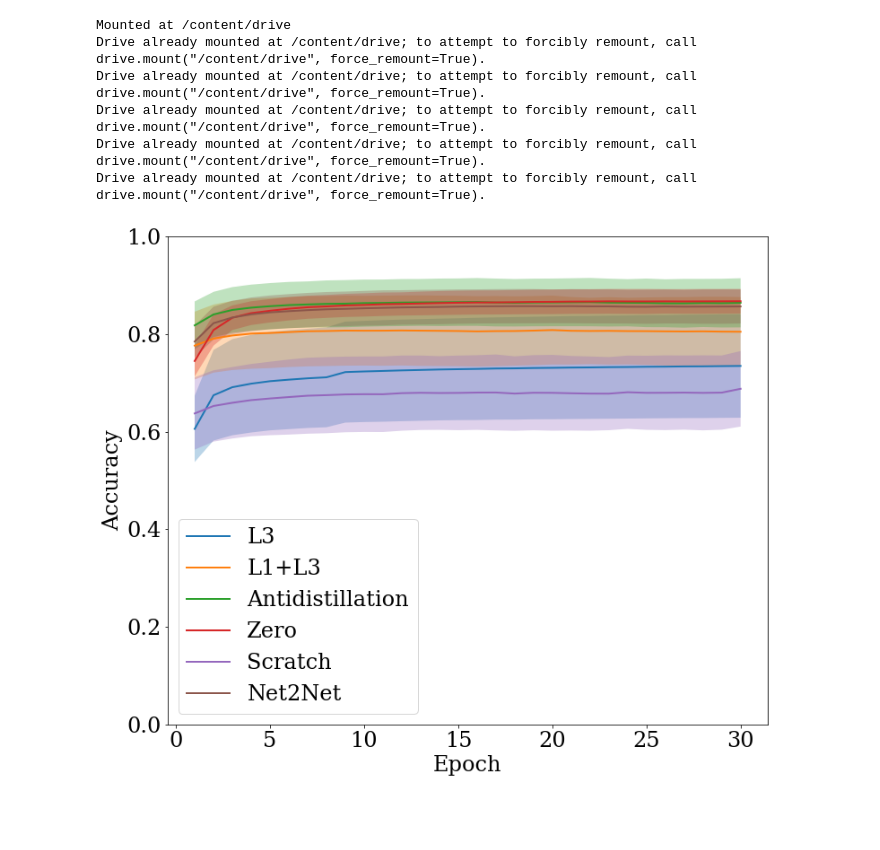
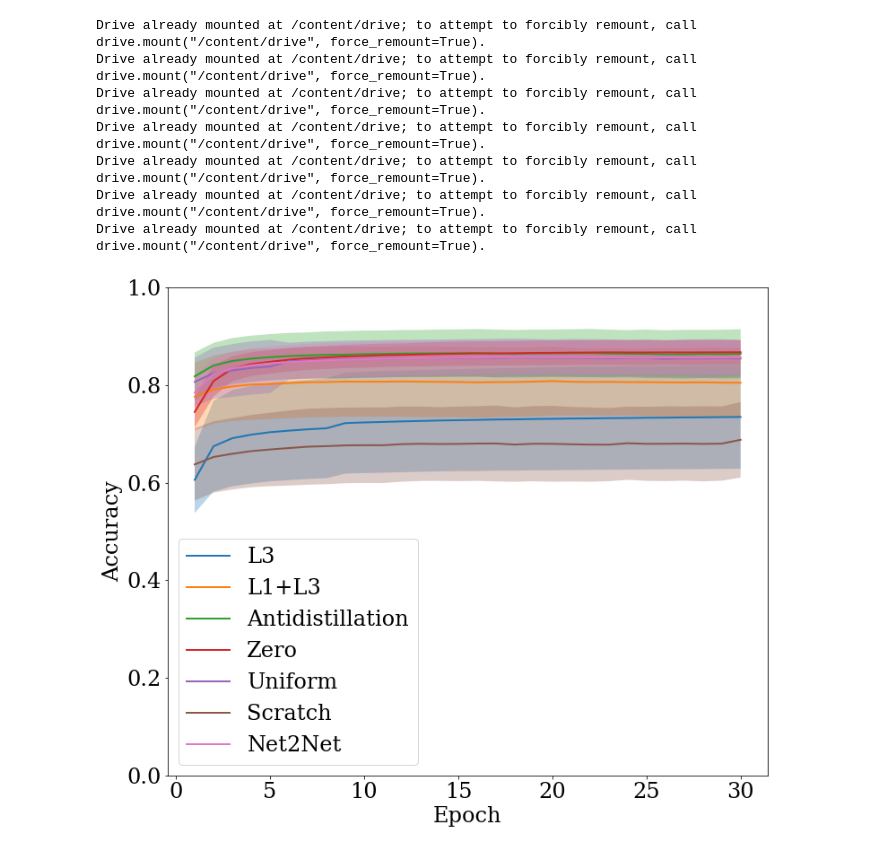
Before and after one commit to intsystems/2022-Project-97, a Jupyter notebook: src/fminst/plot_plots.ipynb, the cells around one changed output. Saved outputs shown, nothing was run; the diff lists cells and outputs as text; code cells hidden in the pictures; blank space fills up the shorter version.

Commit message:
update uniform and plots

```diff
--- a/src/fminst/plot_plots.ipynb
+++ b/src/fminst/plot_plots.ipynb
@@ -27,6 +26,7 @@ Using cpu device
 
 with open(pipeline.get_path()+'/history_noise.json') as inp:
     history_noise = json.load(inp)
+
 
 with open(pipeline.get_path()+'/history_antidistil.json') as inp:
     history_antidistil = json.load(inp)
@@ -39,28 +39,32 @@ with open(pipeline.get_path()+'/history_l1_l3.json') as inp:
 with open(pipeline.get_path()+'/history_5_zero.json') as inp:
     history_5_zero = json.loads(inp.read())
 
+with open(pipeline.get_path()+'/history_5_uni.json') as inp:
+    history_5_uni = json.loads(inp.read())
+
 with open(pipeline.get_path()+'/history_5_scratch.json') as inp:
     history_5_scratch = json.loads(inp.read())
 
 with open(pipeline.get_path()+'/history_5_n2n.json') as inp:
     history_5_n2n = json.loads(inp.read())
 # %% [output]
-Mounted at /content/drive
 Drive already mounted at /content/drive; to attempt to forcibly remount, call drive.mount("/content/drive", force_remount=True).
 Drive already mounted at /content/drive; to attempt to forcibly remount, call drive.mount("/content/drive", force_remount=True).
 Drive already mounted at /content/drive; to attempt to forcibly remount, call drive.mount("/content/drive", force_remount=True).
 Drive already mounted at /content/drive; to attempt to forcibly remount, call drive.mount("/content/drive", force_remount=True).
 Drive already mounted at /content/drive; to attempt to forcibly remount, call drive.mount("/content/drive", force_remount=True).
+Drive already mounted at /content/drive; to attempt to forcibly remount, call drive.mount("/content/drive", force_remount=True).
+Drive already mounted at /content/drive; to attempt to forcibly remount, call drive.mount("/content/drive", force_remount=True).
 # %%
 reload(plot)
 plot.prepare_for_plots()
 plot.plot_variance([history_noise, history_l1_l3, history_antidistil, history_5_zero,
-                   history_5_scratch, history_5_n2n],
+                    history_5_uni, history_5_scratch, history_5_n2n],
                    np.arange(1, consts.student_5_training_epochs + 1),
-                   ['L3', 'L1+L3', 'Antidistillation', 'Zero', 'Scratch', 'Net2Net'], 'val_acc',
+                   ['L3', 'L1+L3', 'Antidistillation', 'Zero',  'Uniform' ,'Scratch', 'Net2Net'], 'val_acc',
                     'Epoch', 'Accuracy')
 # %% [output]
-[figure, old version]
+[figure, new version]
 # %%
 reload(plot)
 plot.prepare_for_plots()
```
Also changed, not shown: parts of 3 cells of this notebook.
